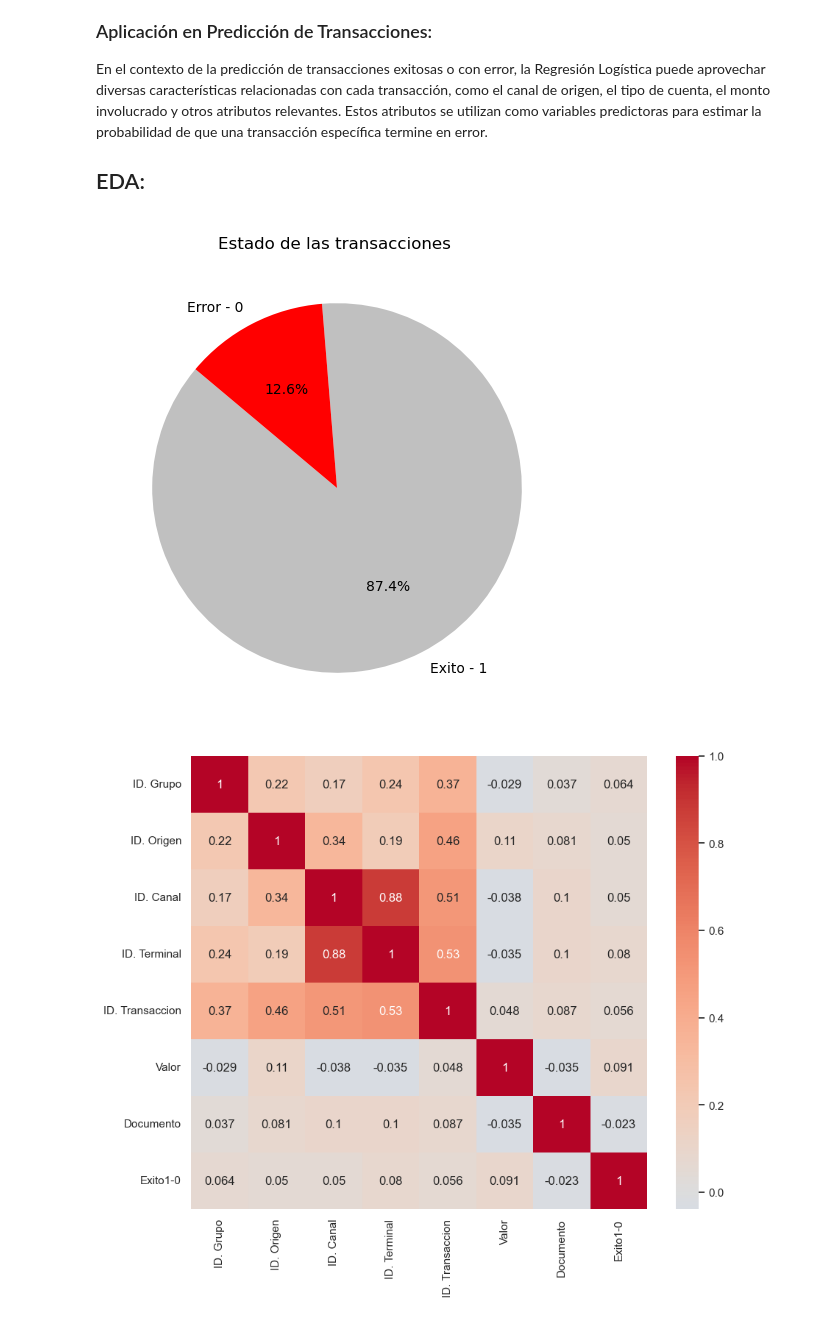
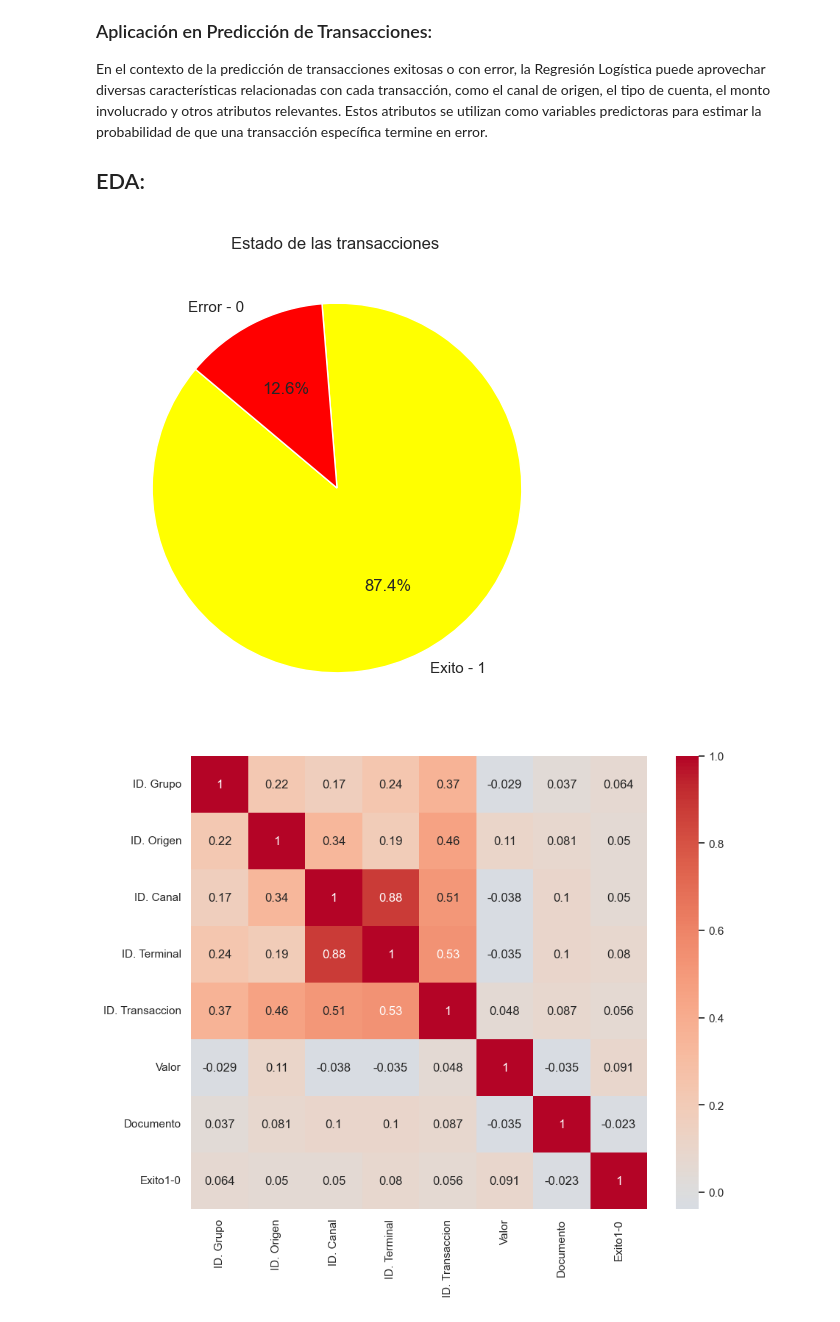
Before and after one commit to chechorios2008/Evaluando_modelos_MachineLearning, a Jupyter notebook: evaluandoML.ipynb, the cells around one changed output. Saved outputs shown, nothing was run; the diff lists cells and outputs as text; code cells hidden in the pictures.

```diff
--- a/evaluandoML.ipynb
+++ b/evaluandoML.ipynb
@@ -29,29 +29,3 @@ df_1 = df[['ID. Grupo','Nombre Grupo', 'ID. Origen', 'Nombre Origen', 'ID. Canal
 
 # Data wrangling: Las transacciones de consulta, registrar valor 0 (cero) en la columna "Valor"
 df_1.loc[df_1['Nombre Transaccion'].str.contains('Consul'), 'Valor'] = 0
-# %%
-# Actualizar los valores de la columna "Valor" según la condición
-df_1.loc[df_1['Nombre Error'] != 'Exito', 'Valor'] = 0
-
-def rangos(valor):
-    if valor > 100000000:
-        return '+ 100 m'
-    elif valor > 50000000 and valor <= 100000000:
-        return '50 m-100 m'
-    elif valor > 20000000 and valor <= 50000000:
-        return '20 m-50 m'
-    elif valor > 5000000 and valor <= 20000000:
-        return '5 m-20 m'
-    elif valor > 1000000 and valor <= 5000000:
-        return '1 m-5 m'
-    elif valor > 200000 and valor <= 1000000:
-        return '200-1 m'
-    elif valor > 50000 and valor <= 200000:
-        return '50-200'
-    elif valor > 10000 and valor <= 50000:
-        return '10-50'
-    elif valor > 1 and valor <= 10000:
-        return '1-10'
-    else:
-        return 'Cero'
-df_1['NombreRango'] = df_1['Valor'].apply(rangos)
@@ -64,6 +37,6 @@ See the caveats in the documentation: https://pandas.pydata.org/pandas-docs/stab
 # %%
 df_2 = df_1[['ID. Grupo', 'ID. Origen', 'ID. Canal','Nombre Canal','ID. Terminal', 'ID. Transaccion','Nombre Transaccion','Error','Nombre Error','Valor','Fecha Transaccion', 'Codigo Entidad Orgien', 'Tipo Cuenta 1'
-             ,'Tipo Documento','Documento', 'NombreRango']]
+             ,'Tipo Documento','Documento']]
 
 # Convertir la columna 'Fecha Transaccion' a tipo datetime
 df_2['Fecha Transaccion'] = pd.to_datetime(df_2['Fecha Transaccion'])
@@ -131,15 +104,15 @@ df_4.sample(6)
 # %%
 suma_valores = df_2["Exito1-0"].value_counts()
 
 # Crear la gráfica de torta
 plt.figure(figsize=(6, 6))
-plt.pie(suma_valores, labels=["Exito - 1", "Error - 0"], autopct='%1.1f%%', colors=['silver', 'red'], startangle=140)
+plt.pie(suma_valores, labels=["Exito - 1", "Error - 0"], autopct='%1.1f%%', colors=['yellow', 'red'], startangle=140)
 
 plt.title("Estado de las transacciones ")
 
 plt.show()
 # %% [output]
-[figure, old version]
+[figure, new version]
 # %%
 # Cargar las bibliotecas y configurar estilo de las gráficas
 sns.set(style="white")
```
Also changed, not shown: parts of 4 cells of this notebook.
